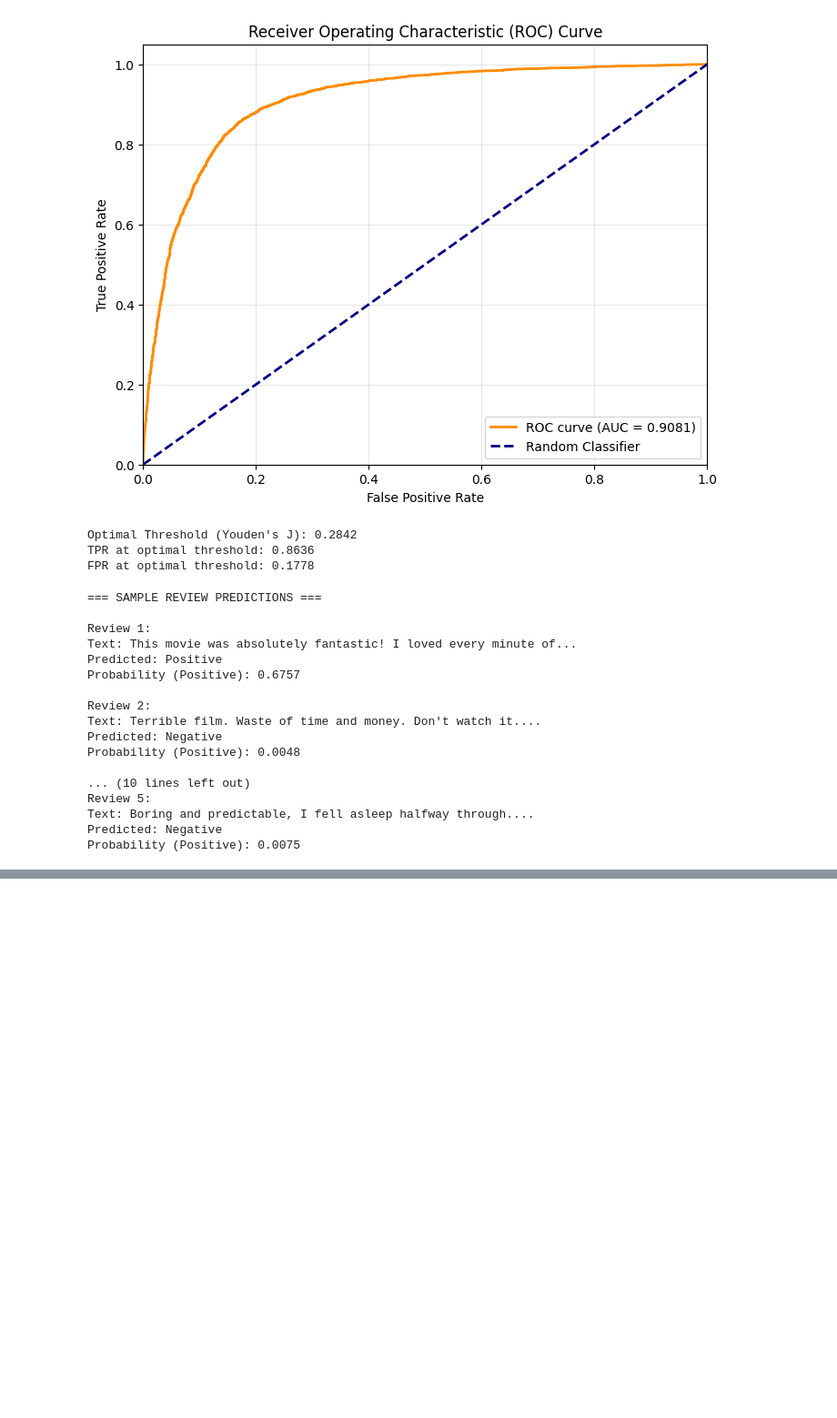
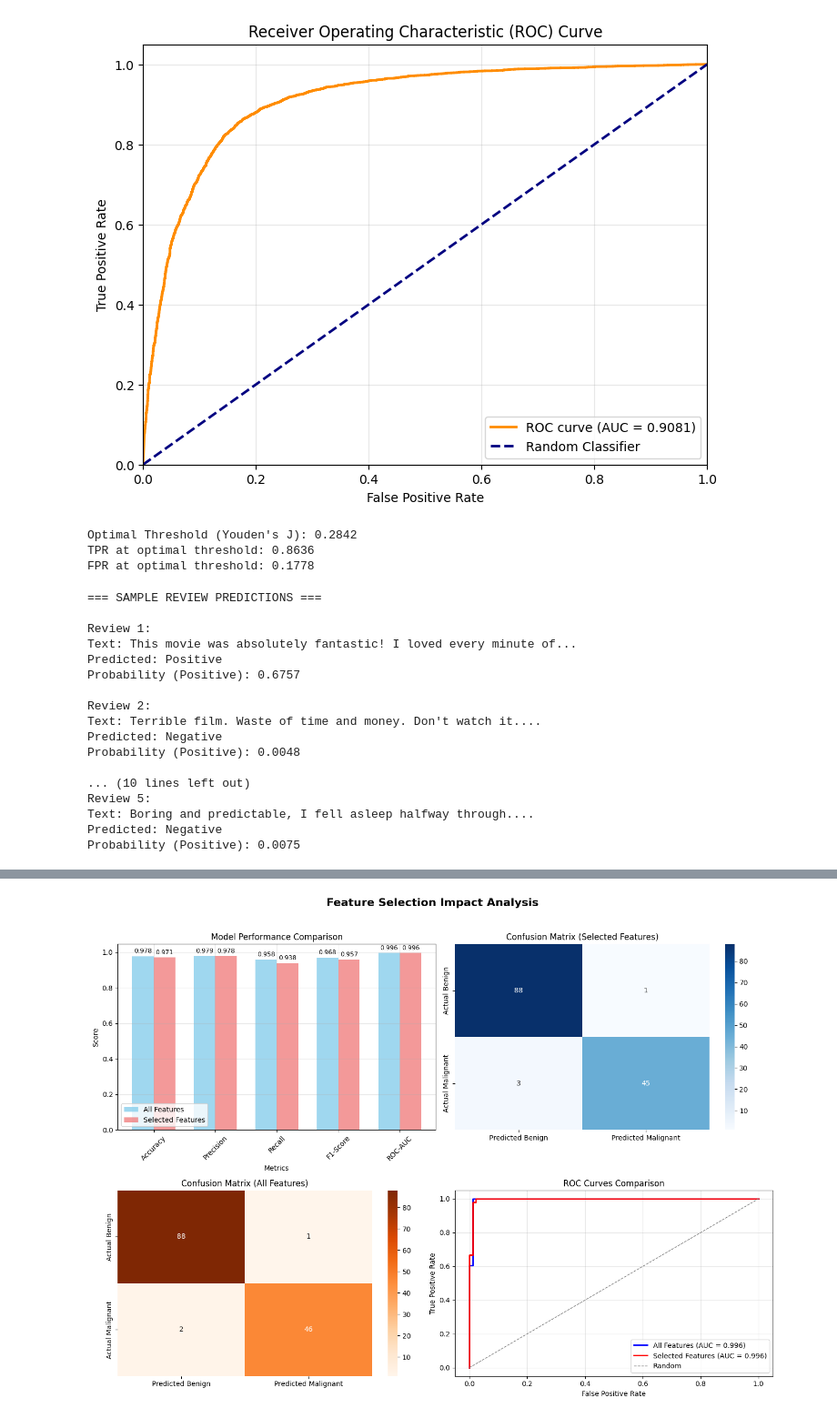
Before and after one commit to Dipesh0987/Concepts-and-Technologies-of-AI, a Jupyter notebook: DipeshKishorChhetri_worksheet10.ipynb, the cells around one changed output, grey strips where cells are left out. Shown at 91% size. Cells and saved outputs as stored; diff of their text form; code cells hidden in the pictures; blank space fills up the shorter version.

```diff
--- a/DipeshKishorChhetri_worksheet10.ipynb
+++ b/DipeshKishorChhetri_worksheet10.ipynb
@@ -389,0 +672,14 @@ Probability (Positive): 0.0075
+# %%
+print("=== TRAINING LOGISTIC REGRESSION WITH SELECTED FEATURES ===")
+
+# Get only the selected features
+X_train_selected = X_train_scaled[:, rfe.support_]
+X_test_selected = X_test_scaled[:, rfe.support_]
+
+# Train logistic regression on selected features
+logreg_selected = LogisticRegression(max_iter=1000, random_state=42)
+logreg_selected.fit(X_train_selected, y_train)
+
+print("Model trained with selected features!")
+print(f"Number of features used: {logreg_selected.coef_.shape[1]}")
+print(f"Selected features: {selected_features}")
@@ -389,0 +802,84 @@ Probability (Positive): 0.0075
+# %%
+print("\n=== VISUAL COMPARISON OF MODELS ===")
+
+# Create comparison dataframe
+comparison_data = {
+    'Metric': ['Accuracy', 'Precision', 'Recall', 'F1-Score', 'ROC-AUC'],
+    'All Features': [accuracy_all, precision_all, recall_all, f1_all, roc_auc_all],
+    'Selected Features': [accuracy_selected, precision_selected,
+                         recall_selected, f1_selected, roc_auc_selected]
+}
+
+comparison_df = pd.DataFrame(comparison_data)
+comparison_df['Difference'] = comparison_df['Selected Features'] - comparison_df['All Features']
+
+print("\nComparison Table:")
+print(comparison_df.round(4))
+
+# Visualize the comparison
+fig, axes = plt.subplots(2, 2, figsize=(14, 10))
+
+# Plot 1: Bar chart comparison
+ax1 = axes[0, 0]
+x = np.arange(len(comparison_df))
+width = 0.35
+
+bars1 = ax1.bar(x - width/2, comparison_df['All Features'], width,
+               label='All Features', color='skyblue', alpha=0.8)
+bars2 = ax1.bar(x + width/2, comparison_df['Selected Features'], width,
+               label='Selected Features', color='lightcoral', alpha=0.8)
+
+ax1.set_xlabel('Metrics')
+ax1.set_ylabel('Score')
+ax1.set_title('Model Performance Comparison')
+ax1.set_xticks(x)
+ax1.set_xticklabels(comparison_df['Metric'], rotation=45)
+ax1.legend()
+ax1.grid(True, alpha=0.3)
+
+# Add value labels on bars
+for bars in [bars1, bars2]:
+    for bar in bars:
+        height = bar.get_height()
+        ax1.text(bar.get_x() + bar.get_width()/2., height + 0.01,
+                f'{height:.3f}', ha='center', va='bottom', fontsize=9)
+
+# Plot 2: Confusion Matrix for Selected Features
+ax2 = axes[0, 1]
+sns.heatmap(cm_selected, annot=True, fmt='d', cmap='Blues',
+            xticklabels=['Predicted Benign', 'Predicted Malignant'],
+            yticklabels=['Actual Benign', 'Actual Malignant'],
+            ax=ax2)
+ax2.set_title('Confusion Matrix (Selected Features)')
+
+# Plot 3: Confusion Matrix for All Features
+ax3 = axes[1, 0]
+sns.heatmap(cm_all, annot=True, fmt='d', cmap='Oranges',
+            xticklabels=['Predicted Benign', 'Predicted Malignant'],
+            yticklabels=['Actual Benign', 'Actual Malignant'],
+            ax=ax3)
+ax3.set_title('Confusion Matrix (All Features)')
+
+# Plot 4: ROC Curves Comparison
+ax4 = axes[1, 1]
+from sklearn.metrics import roc_curve
+
+# Calculate ROC curves
+fpr_selected, tpr_selected, _ = roc_curve(y_test, y_pred_proba_selected)
+fpr_all, tpr_all, _ = roc_curve(y_test, y_pred_proba_all)
+
+ax4.plot(fpr_all, tpr_all, color='blue', lw=2,
+         label=f'All Features (AUC = {roc_auc_all:.3f})')
+ax4.plot(fpr_selected, tpr_selected, color='red', lw=2,
+         label=f'Selected Features (AUC = {roc_auc_selected:.3f})')
+ax4.plot([0, 1], [0, 1], color='gray', lw=1, linestyle='--', label='Random')
+ax4.set_xlabel('False Positive Rate')
+ax4.set_ylabel('True Positive Rate')
+ax4.set_title('ROC Curves Comparison')
+ax4.legend(loc='lower right')
+ax4.grid(True, alpha=0.3)
+
+plt.suptitle('Feature Selection Impact Analysis', fontsize=16, fontweight='bold', y=1.02)
+plt.tight_layout()
+plt.show()
+# %% [output]
@@ -389,0 +895 @@ Probability (Positive): 0.0075
+[figure, added]
```
Also changed, not shown: parts of 19 cells of this notebook.
